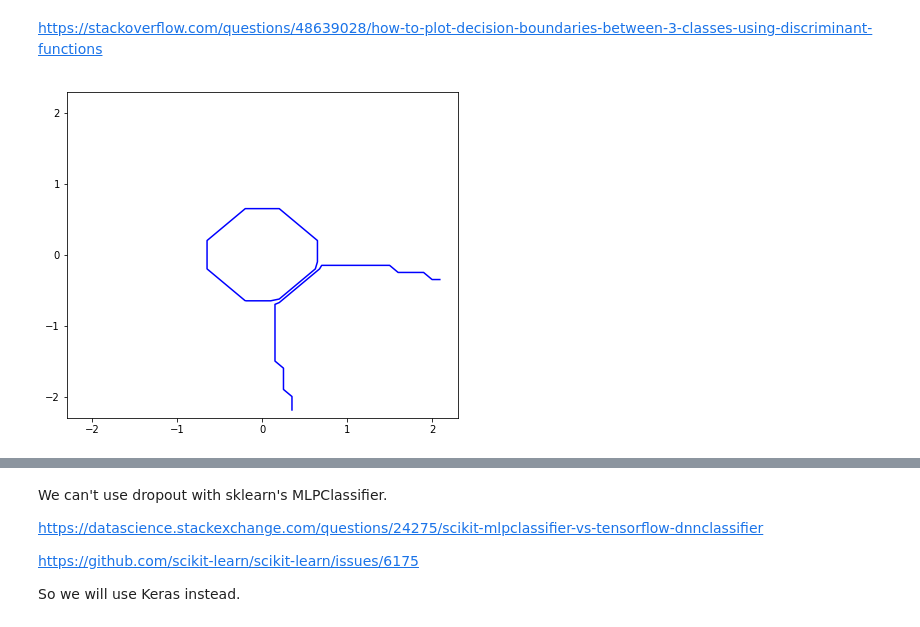
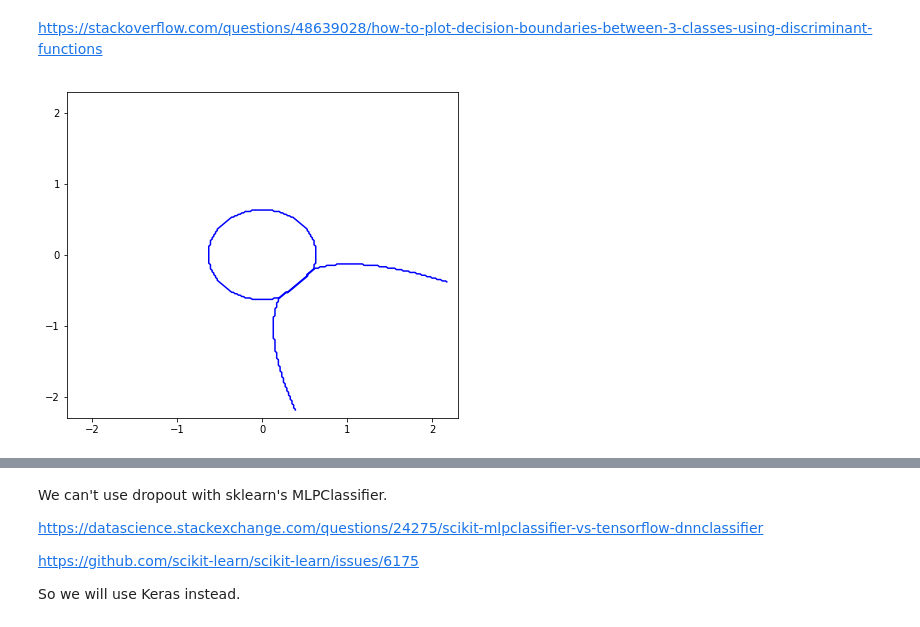
Before and after one commit to evidentiallab/Lunde_Chen_NN_Belief_Reproduction, a Jupyter notebook: NNBelief_neural_network.ipynb, the cells around one changed output, grey strips where cells are left out. Cells and saved outputs as stored; diff of their text form; code cells hidden in the pictures.

```diff
--- a/NNBelief_neural_network.ipynb
+++ b/NNBelief_neural_network.ipynb
@@ -233,12 +199,12 @@ def dist_2(_px, _py):
 def dist_3(_px, _py):
     return multivariate_normal(mean=mu3, cov=sigma3).pdf([_px, _py])
 
-def decision_boudary(func_a, func_b, _grid_X, _grid_Y):
+def decision_boundary(func_a, func_b, _grid_X, _grid_Y):
     return np.vectorize(func_a)(_grid_X, _grid_Y) - \
             np.vectorize(func_b)(_grid_X, _grid_Y)
 
 # https://matplotlib.org/2.0.2/examples/pylab_examples/contourf_demo.html
-def cut_off_decision_boudary_within_rec(_grid_X, _grid_Y, matrix):
+def cut_off_decision_boundary_within_rec(_grid_X, _grid_Y, matrix):
     def cut_within_rec(_px, _py, _element):
         if(0.2 < _px < 0.6 - 0.05 and -0.6 < _py < -0.2 - 0.05):
             return np.nan
@@ -256,14 +222,14 @@ feature_y_rec = np.arange(-0.6, -0.19, 0.1)
 [grid_X_rec, grid_Y_rec] = np.meshgrid(feature_x_rec, feature_y_rec)
 
 fig, ax = plt.subplots(1, 1)
-_Z12 = decision_boudary(dist_1, dist_2, grid_X, grid_Y)
-Z12 = cut_off_decision_boudary_within_rec(grid_X, grid_Y, _Z12)
+_Z12 = decision_boundary(dist_1, dist_2, grid_X, grid_Y)
+Z12 = cut_off_decision_boundary_within_rec(grid_X, grid_Y, _Z12)
 ax.contour(grid_X, grid_Y, Z12, [0], colors='blue')
-_Z23 = decision_boudary(dist_2, dist_3, grid_X, grid_Y)
-Z23 = cut_off_decision_boudary_within_rec(grid_X, grid_Y, _Z23)
+_Z23 = decision_boundary(dist_2, dist_3, grid_X, grid_Y)
+Z23 = cut_off_decision_boundary_within_rec(grid_X, grid_Y, _Z23)
 ax.contour(grid_X, grid_Y, Z23, [0], colors='green')
 
-Z13 = decision_boudary(dist_1, dist_3, grid_X_rec, grid_Y_rec)
+Z13 = decision_boundary(dist_1, dist_3, grid_X_rec, grid_Y_rec)
 ax.contour(grid_X_rec, grid_Y_rec, Z13, [0], colors='red')
 
 fig.set_size_inches(7, 6)
@@ -281,36 +247,36 @@ def dist_1(_px, _py):
     return multivariate_normal(mean=mu1, cov=sigma1).pdf([_px, _py])
 def dist_2(_px, _py):
     return multivariate_normal(mean=mu2, cov=sigma2).pdf([_px, _py])
 def dist_3(_px, _py):
     return multivariate_normal(mean=mu3, cov=sigma3).pdf([_px, _py])
 
 # https://stackoverflow.com/questions/48639028/
 def compare_and_assign_value(number_a, number_b, number_c):
     z = np.array([number_a, number_b, number_c])
     return np.argmax(z) + 1
 
 def decision_boudary(func_a, func_b, func_c, _grid_X, _grid_Y):
     matrix_a = np.vectorize(func_a)(_grid_X, _grid_Y)
     matrix_b = np.vectorize(func_b)(_grid_X, _grid_Y)
     matrix_c = np.vectorize(func_c)(_grid_X, _grid_Y)
     return np.vectorize(compare_and_assign_value)(matrix_a, matrix_b, matrix_c)
 
 
-feature_x = np.arange(-2.2, 2.2, 0.1)
-feature_y = np.arange(-2.2, 2.2, 0.1)
+feature_x = np.arange(-2.2, 2.2, 0.02)
+feature_y = np.arange(-2.2, 2.2, 0.02)
 [grid_X, grid_Y] = np.meshgrid(feature_x, feature_y)
 
 fig, ax = plt.subplots(1, 1)
 
 Z_bayes = decision_boudary(dist_1, dist_2, dist_3, grid_X, grid_Y)
 ax.contour(grid_X, grid_Y, Z_bayes, levels=[1.5, 2.5, 3.5], colors='b')
 
 fig.set_size_inches(7, 6)
 plt.xlim([-2.3, 2.3])
 plt.ylim([-2.3, 2.3])
 plt.show()
 # %% [output]
-[figure, old version]
+[figure, new version]
 # %%
 fig, ax = plt.subplots(1, 1)
 
```
Also changed, not shown: parts of 39 cells of this notebook.
